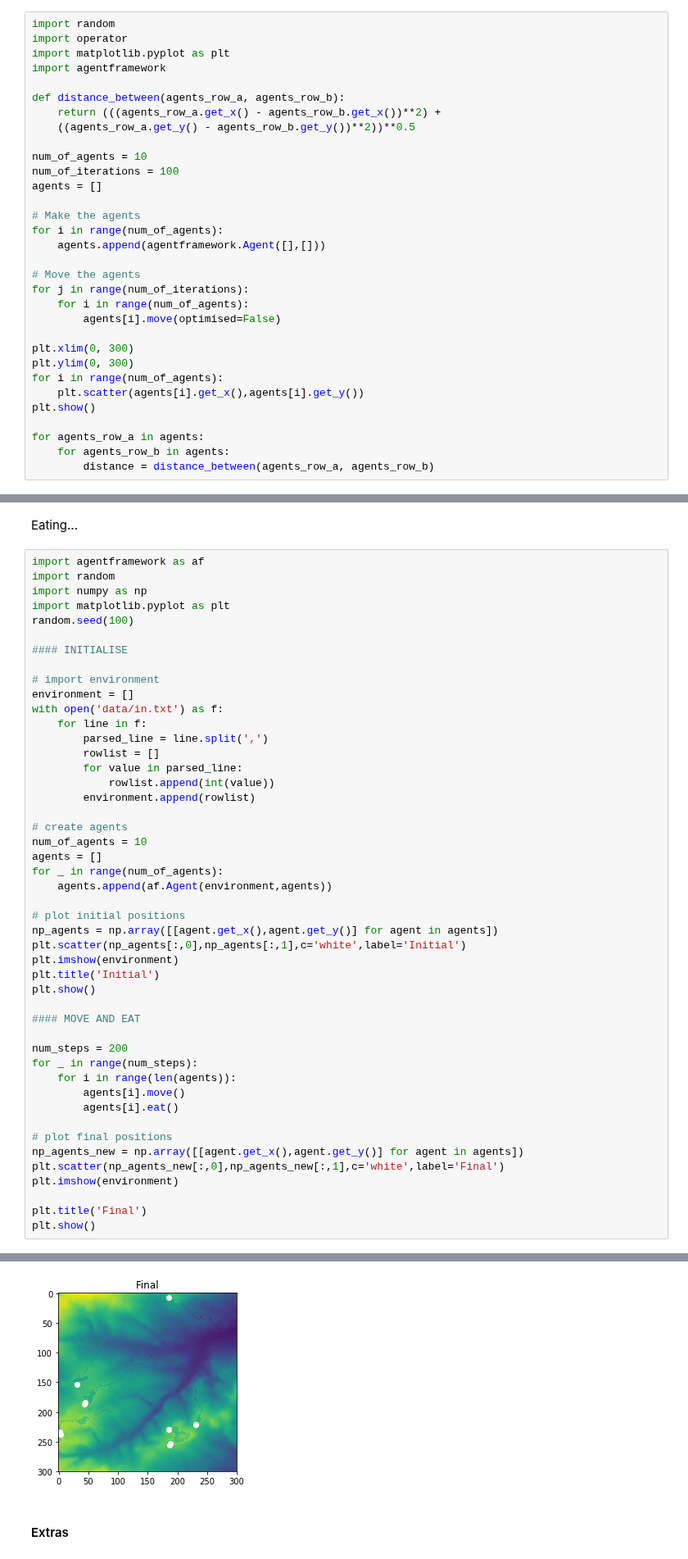
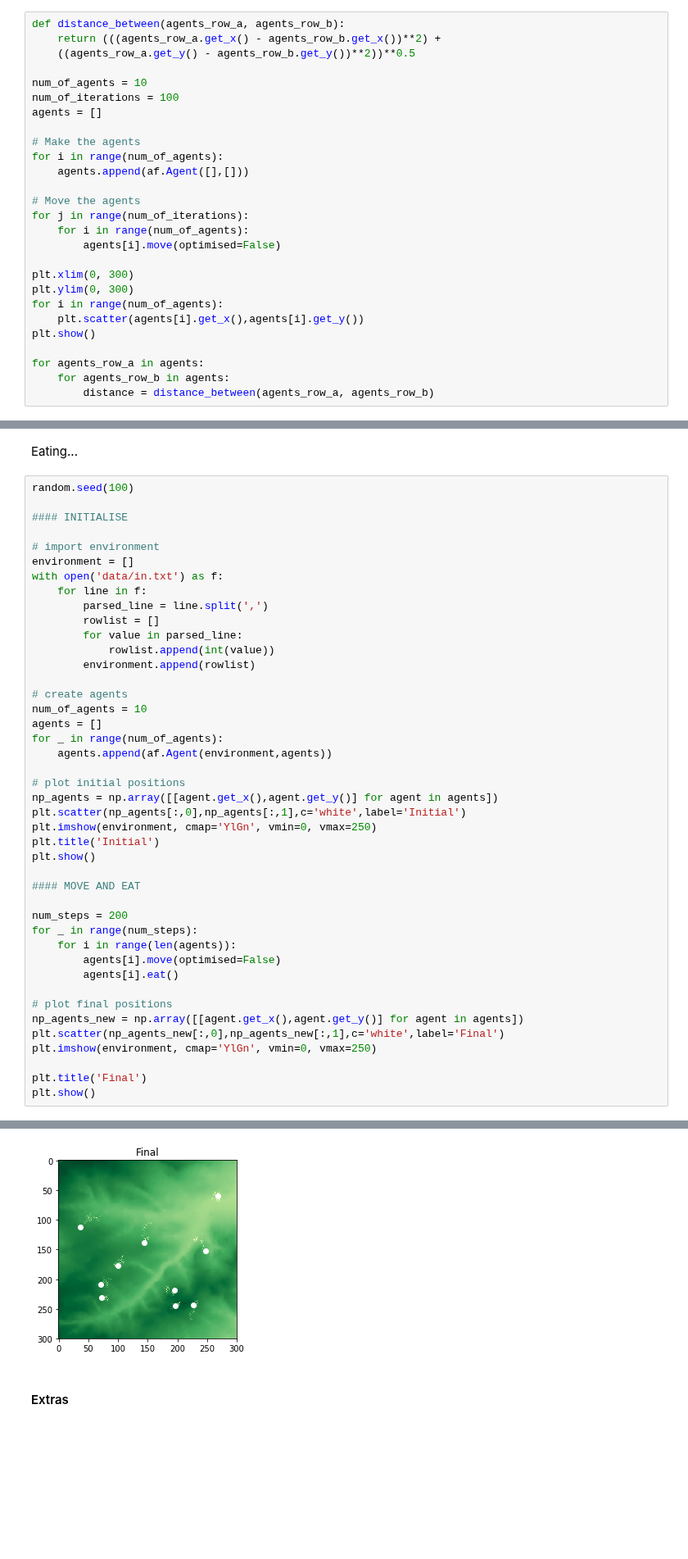
Before and after one commit to amiraliemami/SheepSim, a Jupyter notebook: Jupyter Workbook.ipynb, the cells around one changed output, grey strips where cells are left out. Shown at 82% size. Drawn from its saved outputs; the diff is of its cells as text; blank space fills up the shorter version.

```diff
--- a/Jupyter Workbook.ipynb
+++ b/Jupyter Workbook.ipynb
@@ -302,11 +287,6 @@ print(agent_1.get_x(), agent_1.get_y())
 # %% [markdown]
 #### Testing (from Lectures)
 # %%
-import random
-import operator
-import matplotlib.pyplot as plt
-import agentframework
-
 def distance_between(agents_row_a, agents_row_b):
     return (((agents_row_a.get_x() - agents_row_b.get_x())**2) +
     ((agents_row_a.get_y() - agents_row_b.get_y())**2))**0.5
@@ -317,7 +297,7 @@ agents = []
 
 # Make the agents
 for i in range(num_of_agents):
-    agents.append(agentframework.Agent([],[]))
+    agents.append(af.Agent([],[]))
 
 # Move the agents
 for j in range(num_of_iterations):
@@ -393,10 +370,6 @@ plt.show()
 # %% [markdown]
 Eating...
 # %%
-import agentframework as af
-import random
-import numpy as np
-import matplotlib.pyplot as plt
 random.seed(100)
 
 #### INITIALISE
@@ -420,7 +393,7 @@ for _ in range(num_of_agents):
 # plot initial positions
 np_agents = np.array([[agent.get_x(),agent.get_y()] for agent in agents])
 plt.scatter(np_agents[:,0],np_agents[:,1],c='white',label='Initial')
-plt.imshow(environment)
+plt.imshow(environment, cmap='YlGn', vmin=0, vmax=250)
 plt.title('Initial')
 plt.show()
 
@@ -429,13 +402,13 @@ plt.show()
 num_steps = 200
 for _ in range(num_steps):
     for i in range(len(agents)):
-        agents[i].move()
+        agents[i].move(optimised=False)
         agents[i].eat()
 
 # plot final positions
 np_agents_new = np.array([[agent.get_x(),agent.get_y()] for agent in agents])
 plt.scatter(np_agents_new[:,0],np_agents_new[:,1],c='white',label='Final')
-plt.imshow(environment)
+plt.imshow(environment, cmap='YlGn', vmin=0, vmax=250)
 
 plt.title('Final')
 plt.show()
@@ -444,4 +417,4 @@ plt.show()
-[figure, old version]
+[figure, new version]
 # %% [markdown]
 #### Extras
 # %%
```
Also changed, not shown: parts of 22 cells of this notebook, 3 other files.
